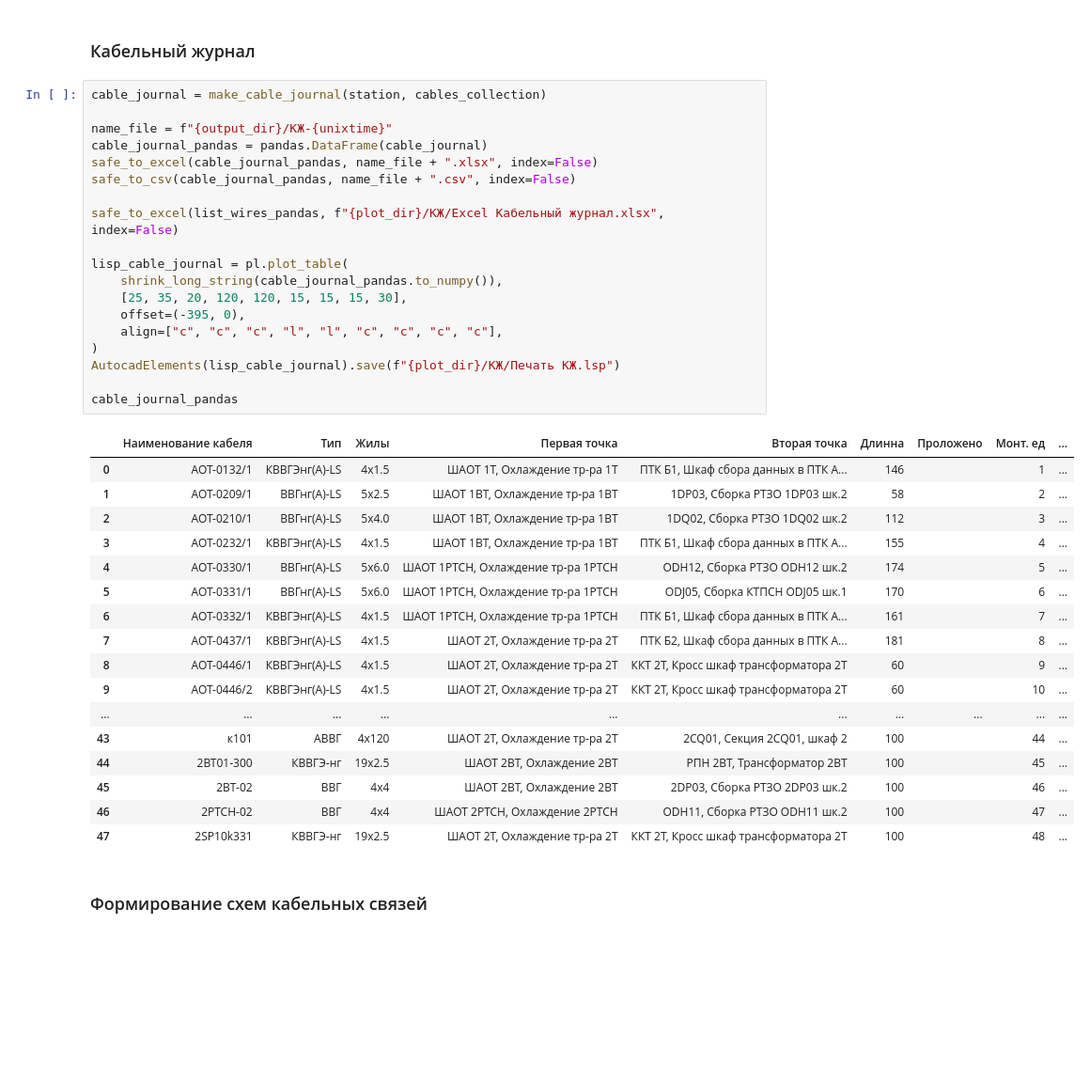
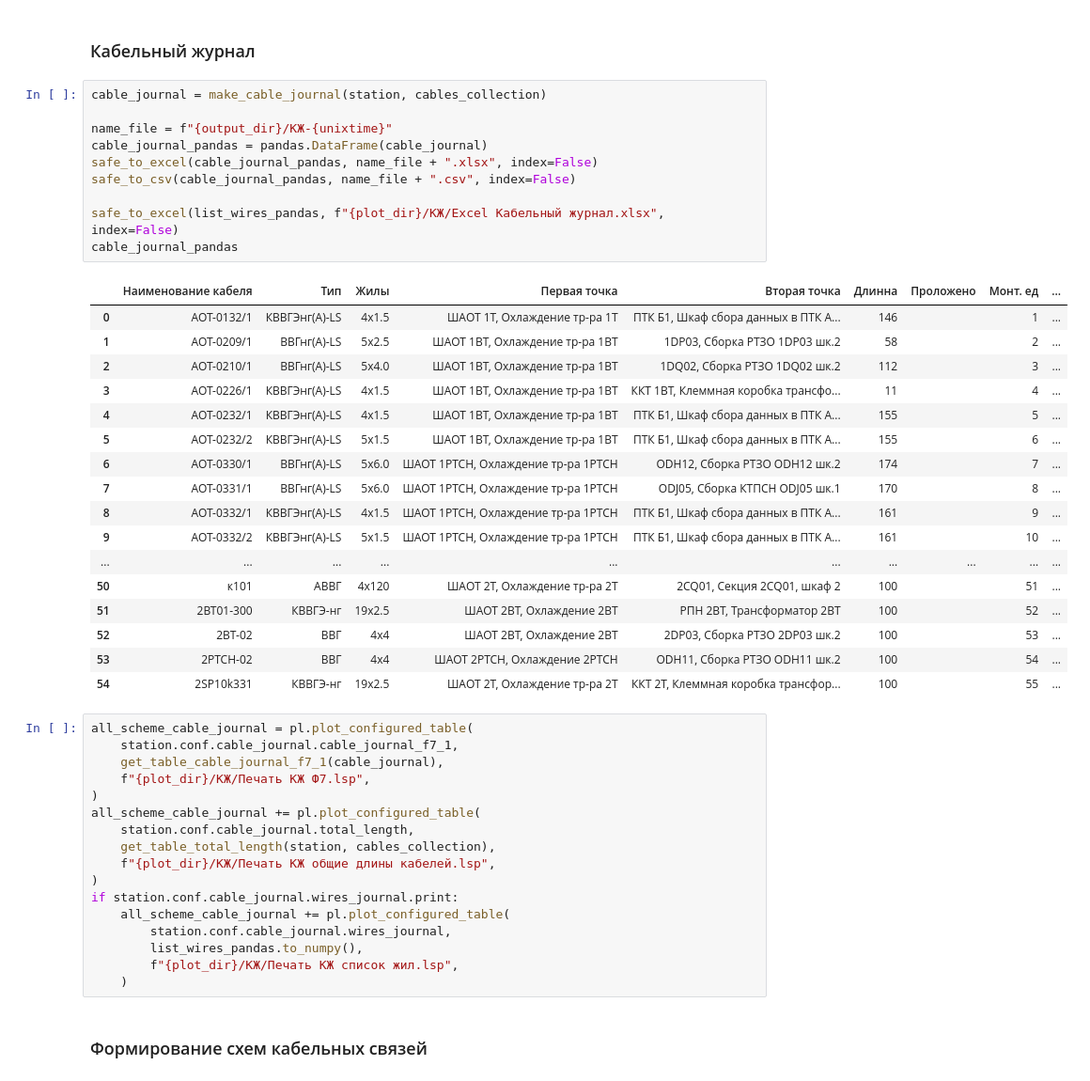
Before and after one commit to berezhko/et2, a Jupyter notebook: notebook/ВнешниеСоединения.ipynb, the cells around one changed output. Shown at 94% size. Cells and saved outputs as stored; diff of their text form; blank space fills up the shorter version.

```diff
--- a/notebook/ВнешниеСоединения.ipynb
+++ b/notebook/ВнешниеСоединения.ipynb
@@ -452,40 +412,48 @@ list_wires_pandas
 # %%
 cable_journal = make_cable_journal(station, cables_collection)
 
 name_file = f"{output_dir}/КЖ-{unixtime}"
 cable_journal_pandas = pandas.DataFrame(cable_journal)
 safe_to_excel(cable_journal_pandas, name_file + ".xlsx", index=False)
 safe_to_csv(cable_journal_pandas, name_file + ".csv", index=False)
 
 safe_to_excel(list_wires_pandas, f"{plot_dir}/КЖ/Excel Кабельный журнал.xlsx", index=False)
-
-lisp_cable_journal = pl.plot_table(
-    shrink_long_string(cable_journal_pandas.to_numpy()),
-    [25, 35, 20, 120, 120, 15, 15, 15, 30],
-    offset=(-395, 0),
-    align=["c", "c", "c", "l", "l", "c", "c", "c", "c"],
-)
-AutocadElements(lisp_cable_journal).save(f"{plot_dir}/КЖ/Печать КЖ.lsp")
-
 cable_journal_pandas
 # %% [output]
 |  | Наименование кабеля | Тип | Жилы | Первая точка | Вторая точка | Длинна | Проложено | Монт. ед | ... |
 | 0 | AOT-0132/1 | КВВГЭнг(A)-LS | 4x1.5 | ШАОТ 1Т, Охлаждение тр-ра 1Т | ПТК Б1, Шкаф сбора данных в ПТК А... | 146 |  | 1 | ... |
 | 1 | AOT-0209/1 | ВВГнг(А)-LS | 5x2.5 | ШАОТ 1ВТ, Охлаждение тр-ра 1ВТ | 1DP03, Сборка РТЗО 1DP03 шк.2 | 58 |  | 2 | ... |
 | 2 | AOT-0210/1 | ВВГнг(А)-LS | 5x4.0 | ШАОТ 1ВТ, Охлаждение тр-ра 1ВТ | 1DQ02, Сборка РТЗО 1DQ02 шк.2 | 112 |  | 3 | ... |
-| 3 | AOT-0232/1 | КВВГЭнг(A)-LS | 4x1.5 | ШАОТ 1ВТ, Охлаждение тр-ра 1ВТ | ПТК Б1, Шкаф сбора данных в ПТК А... | 155 |  | 4 | ... |
-| 4 | AOT-0330/1 | ВВГнг(А)-LS | 5x6.0 | ШАОТ 1РТСН, Охлаждение тр-ра 1РТСН | ODH12, Сборка РТЗО ODH12 шк.2 | 174 |  | 5 | ... |
-| 5 | AOT-0331/1 | ВВГнг(А)-LS | 5x6.0 | ШАОТ 1РТСН, Охлаждение тр-ра 1РТСН | ODJ05, Сборка КТПСН ODJ05 шк.1 | 170 |  | 6 | ... |
-| 6 | AOT-0332/1 | КВВГЭнг(A)-LS | 4x1.5 | ШАОТ 1РТСН, Охлаждение тр-ра 1РТСН | ПТК Б1, Шкаф сбора данных в ПТК А... | 161 |  | 7 | ... |
-| 7 | AOT-0437/1 | КВВГЭнг(A)-LS | 4x1.5 | ШАОТ 2Т, Охлаждение тр-ра 2Т | ПТК Б2, Шкаф сбора данных в ПТК А... | 181 |  | 8 | ... |
-| 8 | AOT-0446/1 | КВВГЭнг(A)-LS | 4x1.5 | ШАОТ 2Т, Охлаждение тр-ра 2Т | ККТ 2Т, Кросс шкаф трансформатора 2Т | 60 |  | 9 | ... |
-| 9 | AOT-0446/2 | КВВГЭнг(A)-LS | 4x1.5 | ШАОТ 2Т, Охлаждение тр-ра 2Т | ККТ 2Т, Кросс шкаф трансформатора 2Т | 60 |  | 10 | ... |
+| 3 | AOT-0226/1 | КВВГЭнг(A)-LS | 4x1.5 | ШАОТ 1ВТ, Охлаждение тр-ра 1ВТ | ККТ 1ВТ, Клеммная коробка трансфо... | 11 |  | 4 | ... |
+| 4 | AOT-0232/1 | КВВГЭнг(A)-LS | 4x1.5 | ШАОТ 1ВТ, Охлаждение тр-ра 1ВТ | ПТК Б1, Шкаф сбора данных в ПТК А... | 155 |  | 5 | ... |
+| 5 | AOT-0232/2 | КВВГЭнг(A)-LS | 5x1.5 | ШАОТ 1ВТ, Охлаждение тр-ра 1ВТ | ПТК Б1, Шкаф сбора данных в ПТК А... | 155 |  | 6 | ... |
+| 6 | AOT-0330/1 | ВВГнг(А)-LS | 5x6.0 | ШАОТ 1РТСН, Охлаждение тр-ра 1РТСН | ODH12, Сборка РТЗО ODH12 шк.2 | 174 |  | 7 | ... |
+| 7 | AOT-0331/1 | ВВГнг(А)-LS | 5x6.0 | ШАОТ 1РТСН, Охлаждение тр-ра 1РТСН | ODJ05, Сборка КТПСН ODJ05 шк.1 | 170 |  | 8 | ... |
+| 8 | AOT-0332/1 | КВВГЭнг(A)-LS | 4x1.5 | ШАОТ 1РТСН, Охлаждение тр-ра 1РТСН | ПТК Б1, Шкаф сбора данных в ПТК А... | 161 |  | 9 | ... |
+| 9 | AOT-0332/2 | КВВГЭнг(A)-LS | 5x1.5 | ШАОТ 1РТСН, Охлаждение тр-ра 1РТСН | ПТК Б1, Шкаф сбора данных в ПТК А... | 161 |  | 10 | ... |
 | ... | ... | ... | ... | ... | ... | ... | ... | ... | ... |
-| 43 | к101 | АВВГ | 4x120 | ШАОТ 2Т, Охлаждение тр-ра 2Т | 2CQ01, Секция 2СQ01, шкаф 2 | 100 |  | 44 | ... |
-| 44 | 2BT01-300 | КВВГЭ-нг | 19x2.5 | ШАОТ 2ВТ, Охлаждение 2ВТ | РПН 2ВТ, Трансформатор 2ВТ | 100 |  | 45 | ... |
-| 45 | 2ВТ-02 | ВВГ | 4x4 | ШАОТ 2ВТ, Охлаждение 2ВТ | 2DP03, Сборка РТЗО 2DP03 шк.2 | 100 |  | 46 | ... |
-| 46 | 2РТСН-02 | ВВГ | 4x4 | ШАОТ 2РТСН, Охлаждение 2РТСН | ODH11, Сборка РТЗО ODH11 шк.2 | 100 |  | 47 | ... |
-| 47 | 2SP10k331 | КВВГЭ-нг | 19x2.5 | ШАОТ 2Т, Охлаждение тр-ра 2Т | ККТ 2Т, Кросс шкаф трансформатора 2Т | 100 |  | 48 | ... |
+| 50 | к101 | АВВГ | 4x120 | ШАОТ 2Т, Охлаждение тр-ра 2Т | 2CQ01, Секция 2СQ01, шкаф 2 | 100 |  | 51 | ... |
+| 51 | 2BT01-300 | КВВГЭ-нг | 19x2.5 | ШАОТ 2ВТ, Охлаждение 2ВТ | РПН 2ВТ, Трансформатор 2ВТ | 100 |  | 52 | ... |
+| 52 | 2ВТ-02 | ВВГ | 4x4 | ШАОТ 2ВТ, Охлаждение 2ВТ | 2DP03, Сборка РТЗО 2DP03 шк.2 | 100 |  | 53 | ... |
+| 53 | 2РТСН-02 | ВВГ | 4x4 | ШАОТ 2РТСН, Охлаждение 2РТСН | ODH11, Сборка РТЗО ODH11 шк.2 | 100 |  | 54 | ... |
+| 54 | 2SP10k331 | КВВГЭ-нг | 19x2.5 | ШАОТ 2Т, Охлаждение тр-ра 2Т | ККТ 2Т, Клеммная коробка трансфор... | 100 |  | 55 | ... |
+# %%
+all_scheme_cable_journal = pl.plot_configured_table(
+    station.conf.cable_journal.cable_journal_f7_1,
+    get_table_cable_journal_f7_1(cable_journal),
+    f"{plot_dir}/КЖ/Печать КЖ Ф7.lsp",
+)
+all_scheme_cable_journal += pl.plot_configured_table(
+    station.conf.cable_journal.total_length,
+    get_table_total_length(station, cables_collection),
+    f"{plot_dir}/КЖ/Печать КЖ общие длины кабелей.lsp",
+)
+if station.conf.cable_journal.wires_journal.print:
+    all_scheme_cable_journal += pl.plot_configured_table(
+        station.conf.cable_journal.wires_journal,
+        list_wires_pandas.to_numpy(),
+        f"{plot_dir}/КЖ/Печать КЖ список жил.lsp",
+    )
 # %% [markdown]
 ### Формирование схем кабельных связей
 # %%
```
Also changed, not shown: parts of 46 cells of this notebook, 13 other files.
